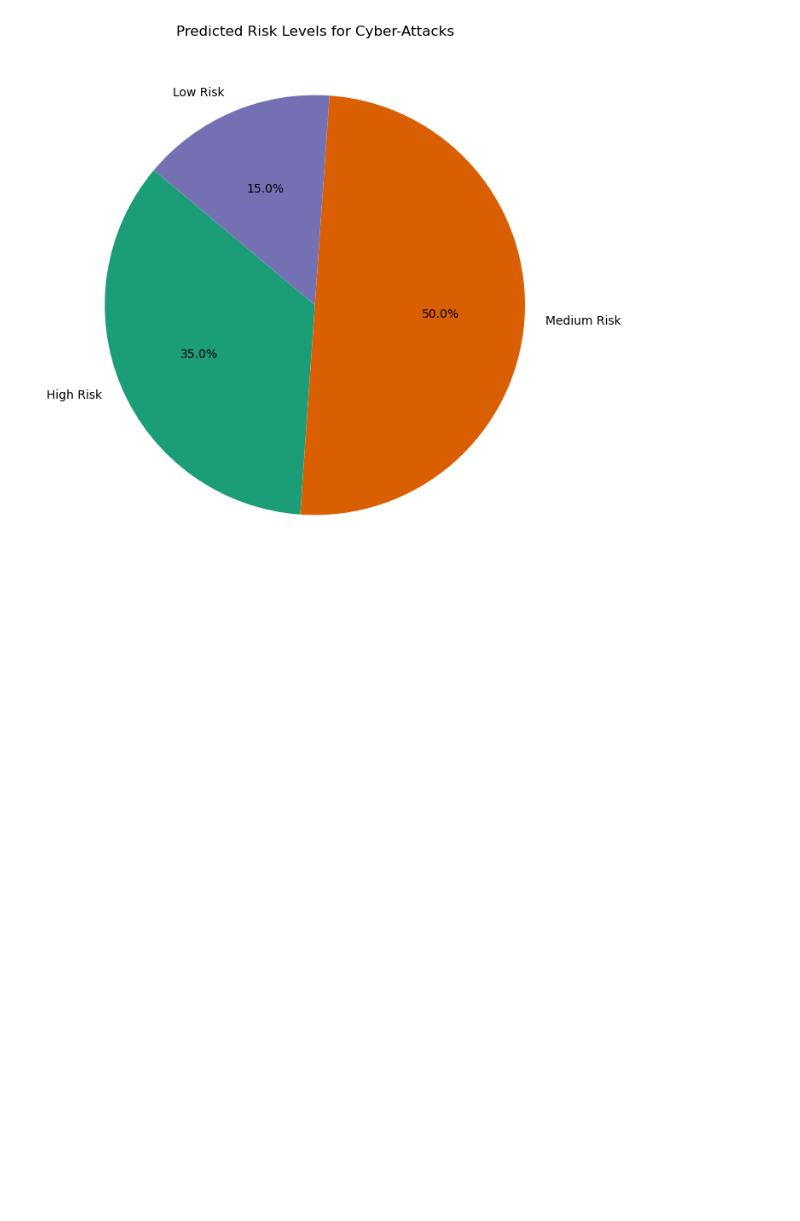
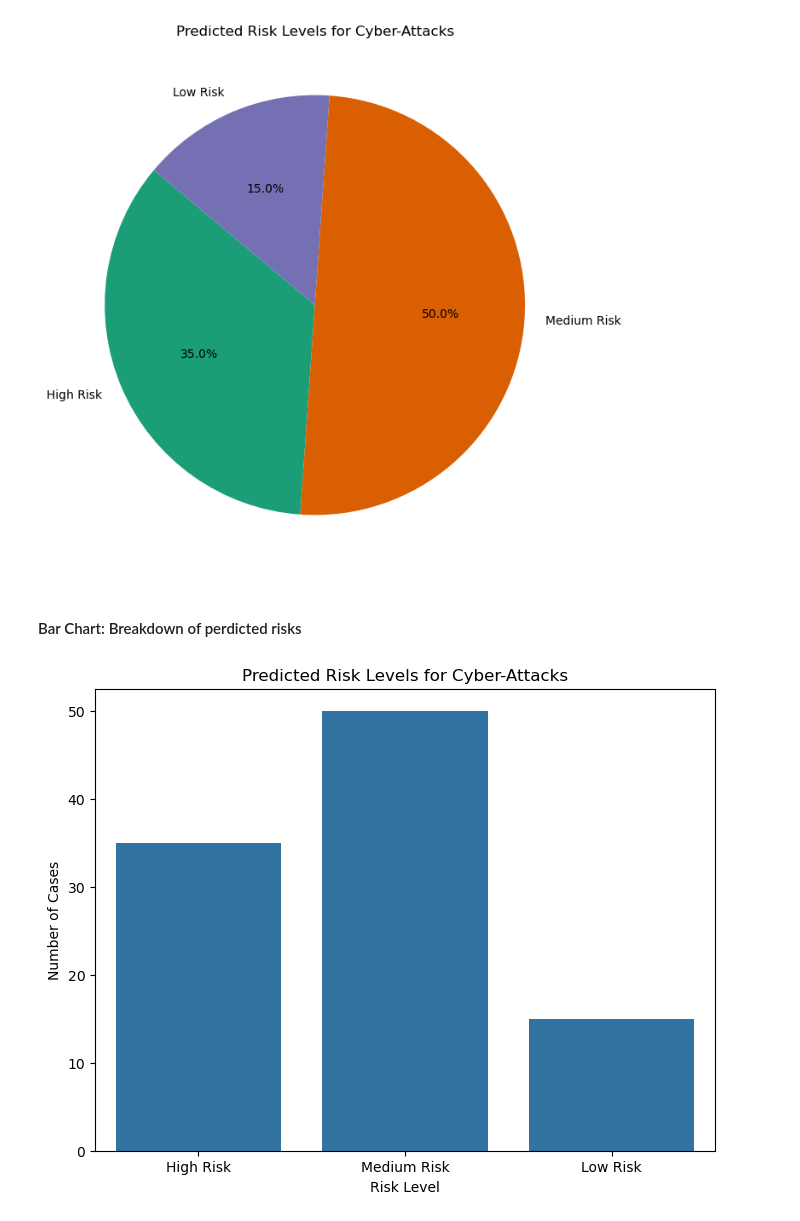
Before and after one commit to hugcamrom/PFDA-project, a Jupyter notebook: notebooks/cybercrime-visual-analysis.ipynb, the cells around one changed output. Cells and saved outputs as stored; diff of their text form; code cells hidden in the pictures; blank space fills up the shorter version.

```diff
--- a/notebooks/cybercrime-visual-analysis.ipynb
+++ b/notebooks/cybercrime-visual-analysis.ipynb
@@ -230,3 +259,27 @@ plt.title("Predicted Risk Levels for Cyber-Attacks")
 plt.show()
 # %% [output]
 [figure]
+# %% [markdown]
+#### Bar Chart: Breakdown of perdicted risks
+# %%
+# Predictive insights: Example predictions
+predictions = {
+    'High Risk': 35,
+    'Medium Risk': 50,
+    'Low Risk': 15
+}
+
+# Bar chart
+plt.figure(figsize=(8, 6))
+sns.barplot(
+    x=list(predictions.keys()),
+    y=list(predictions.values()),
+    palette=None,  # Avoid palette or set to None
+    legend=False  # Explicitly avoid hue-related warnings
+)
+plt.title("Predicted Risk Levels for Cyber-Attacks")
+plt.xlabel("Risk Level")
+plt.ylabel("Number of Cases")
+plt.show()
+# %% [output]
+[figure, added]
```
Also changed, not shown: parts of 2 cells of this notebook.
